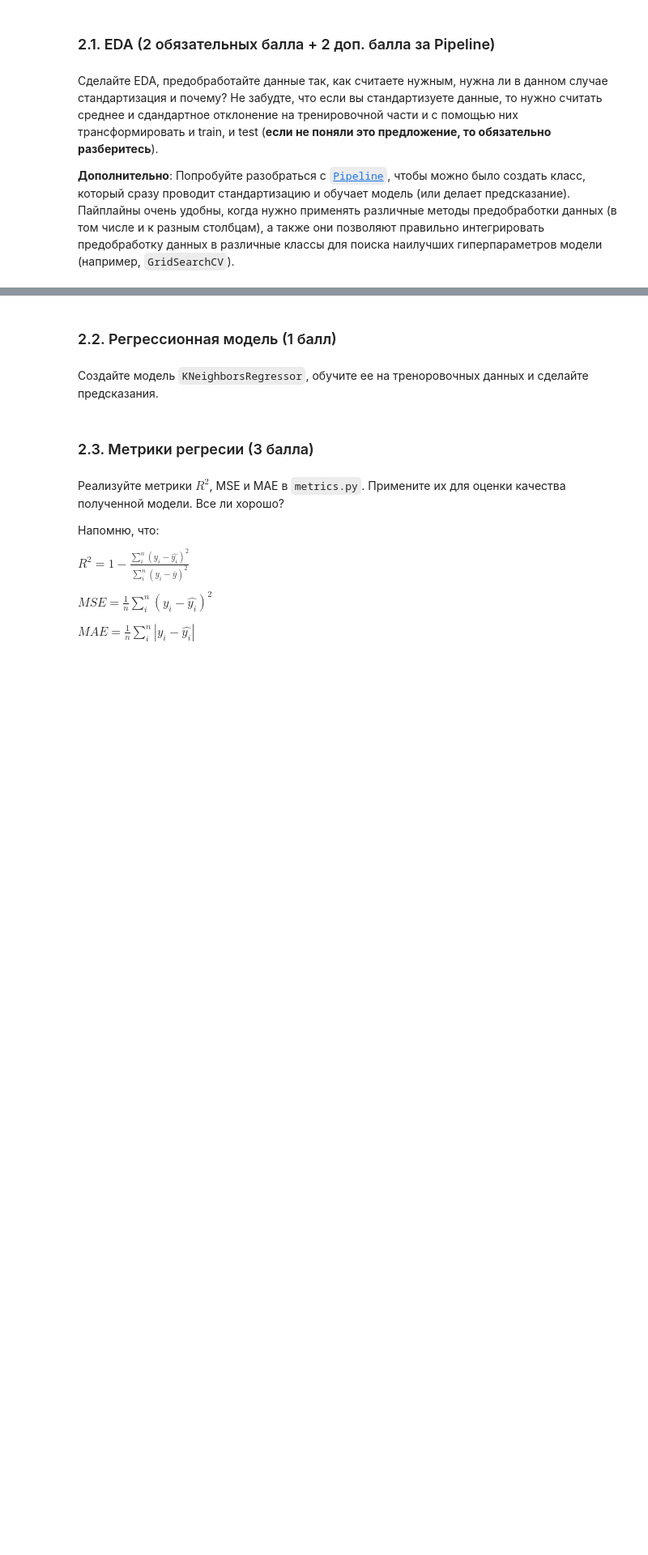
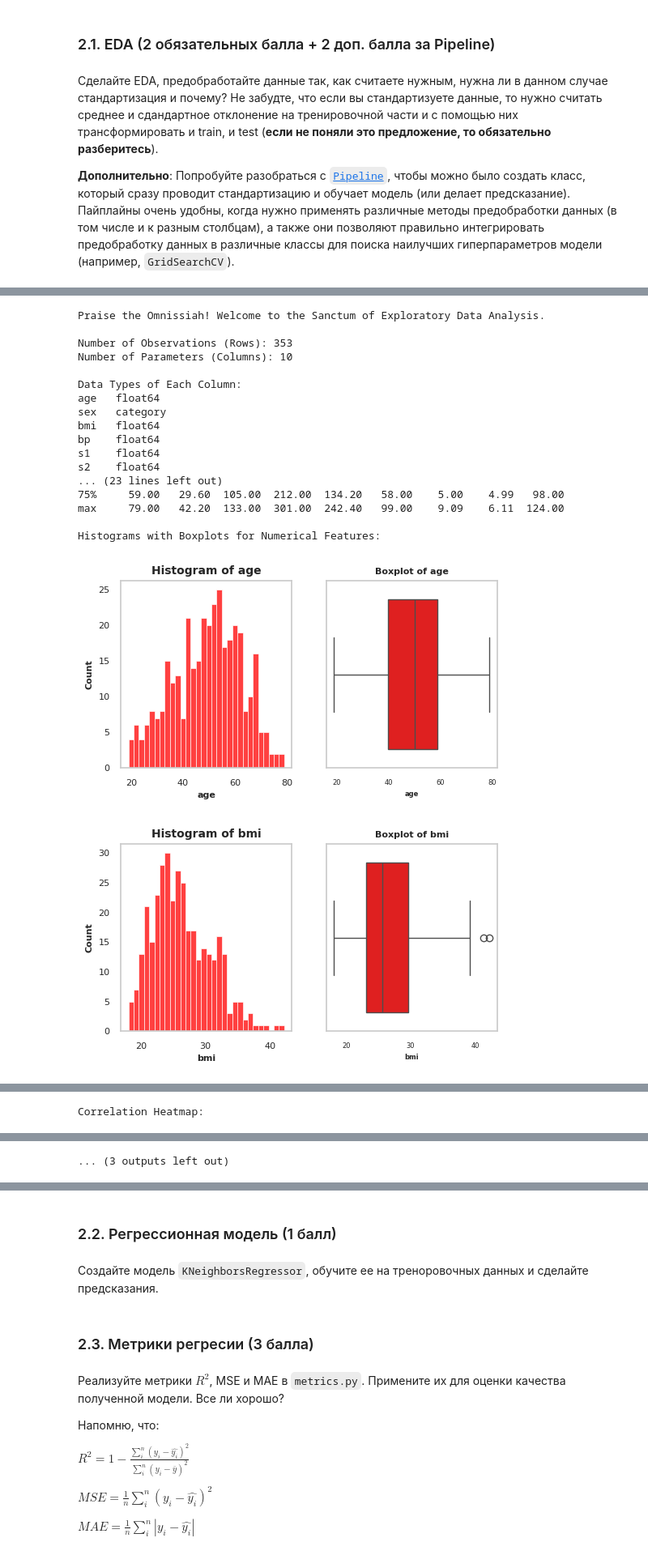
Before and after one commit to ttnlsc/BI-ML-HW, a Jupyter notebook: hw1/code/KNN.ipynb, the cells around one changed output, grey strips where cells are left out. Shown at 81% size. Drawn from its saved outputs; the diff is of its cells as text; code cells hidden in the pictures; blank space fills up the shorter version.

```diff
--- a/hw1/code/KNN.ipynb
+++ b/hw1/code/KNN.ipynb
@@ -255,3 +285,8 @@ X.head()
+# %%
+diabetes_X_train, diabetes_X_test, diabetes_y_train, diabetes_y_test = train_test_split(X,
+                                                                                        y,
+                                                                                        test_size=0.2,
+                                                                                        random_state=SEED)
 # %% [markdown]
 ### 2.1. EDA (2 обязательных балла + 2 доп. балла за Pipeline)
 # %% [markdown]
@@ -266,0 +333,22 @@ run_eda(X, category_values=2)
+# %%
+run_eda(diabetes_X_train, category_values=2)
+# %% [output]
+Praise the Omnissiah! Welcome to the Sanctum of Exploratory Data Analysis.
+
+Number of Observations (Rows): 353
+Number of Parameters (Columns): 10
+
+Data Types of Each Column:
+age   float64
+sex   category
+bmi   float64
+bp    float64
+s1    float64
+s2    float64
+... (23 lines left out)
+75%     59.00   29.60  105.00  212.00  134.20   58.00    5.00    4.99   98.00
+max     79.00   42.20  133.00  301.00  242.40   99.00    9.09    6.11  124.00
+
+Histograms with Boxplots for Numerical Features:
+[figure, added]
+[figure, added]
@@ -266,0 +362 @@ run_eda(X, category_values=2)
+Correlation Heatmap:
@@ -266,0 +364 @@ run_eda(X, category_values=2)
+... (3 outputs left out)
```
Also changed, not shown: parts of 23 cells of this notebook, 1 other file.
